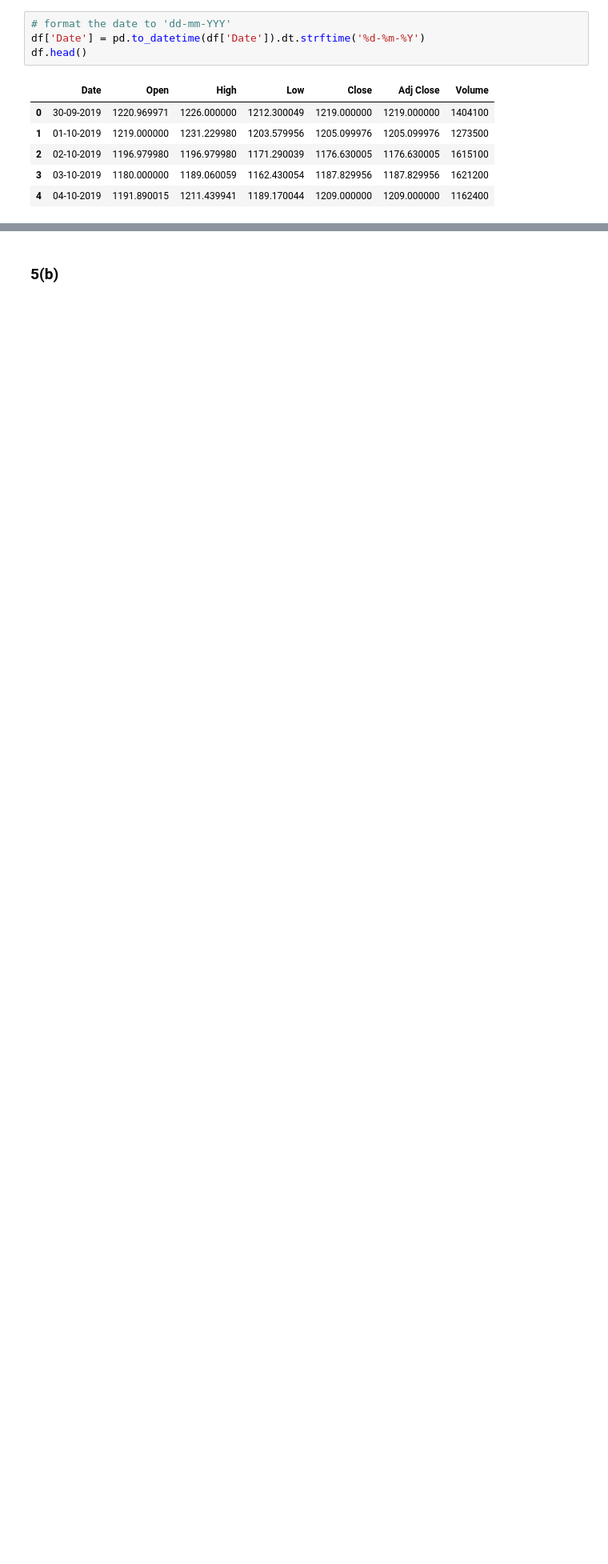
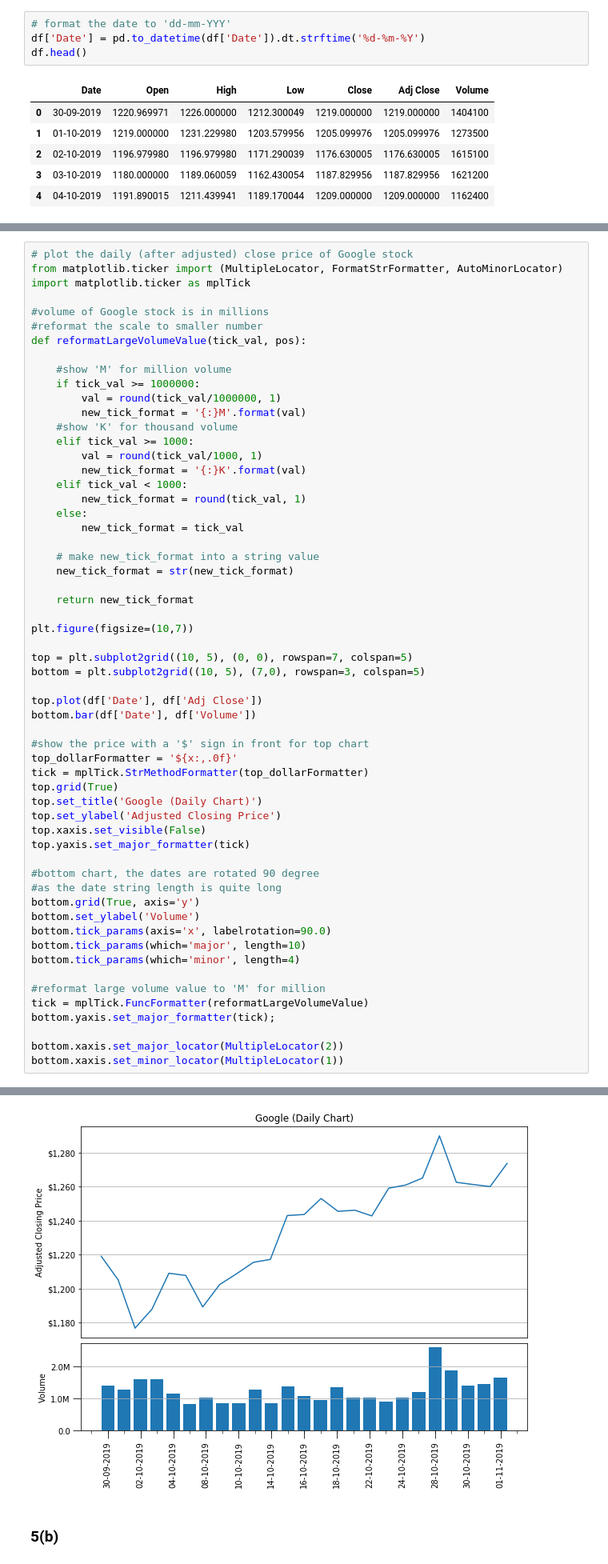
Before and after one commit to koayst/rp_python, a Jupyter notebook: TIPPAAI_P4DS_Koay_Seng_Tian.ipynb, the cells around one changed output, grey strips where cells are left out. Shown: that part at 80% size. Drawn from its saved outputs; the diff is of its cells as text; blank space fills up the shorter version.

Commit message:
Update Q5(a) to have a volume bar plot at the bottom of the line chart. Also volume is shows in million

```diff
--- a/TIPPAAI_P4DS_Koay_Seng_Tian.ipynb
+++ b/TIPPAAI_P4DS_Koay_Seng_Tian.ipynb
@@ -425,0 +385,59 @@ Text(0.5,1,'Google')
+# %%
+# plot the daily (after adjusted) close price of Google stock
+from matplotlib.ticker import (MultipleLocator, FormatStrFormatter, AutoMinorLocator)
+import matplotlib.ticker as mplTick
+
+#volume of Google stock is in millions
+#reformat the scale to smaller number
+def reformatLargeVolumeValue(tick_val, pos):
+
+    #show 'M' for million volume
+    if tick_val >= 1000000:
+        val = round(tick_val/1000000, 1)
+        new_tick_format = '{:}M'.format(val)
+    #show 'K' for thousand volume
+    elif tick_val >= 1000:
+        val = round(tick_val/1000, 1)
+        new_tick_format = '{:}K'.format(val)
+    elif tick_val < 1000:
+        new_tick_format = round(tick_val, 1)
+    else:
+        new_tick_format = tick_val
+
+    # make new_tick_format into a string value
+    new_tick_format = str(new_tick_format)
+
+    return new_tick_format
+
+plt.figure(figsize=(10,7))
+
+top = plt.subplot2grid((10, 5), (0, 0), rowspan=7, colspan=5)
+bottom = plt.subplot2grid((10, 5), (7,0), rowspan=3, colspan=5)
+
+top.plot(df['Date'], df['Adj Close'])
+bottom.bar(df['Date'], df['Volume'])
+
+#show the price with a '$' sign in front for top chart
+top_dollarFormatter = '${x:,.0f}'
+tick = mplTick.StrMethodFormatter(top_dollarFormatter)
+top.grid(True)
+top.set_title('Google (Daily Chart)')
+top.set_ylabel('Adjusted Closing Price')
+top.xaxis.set_visible(False)
+top.yaxis.set_major_formatter(tick)
+
+#bottom chart, the dates are rotated 90 degree
+#as the date string length is quite long
+bottom.grid(True, axis='y')
+bottom.set_ylabel('Volume')
+bottom.tick_params(axis='x', labelrotation=90.0)
+bottom.tick_params(which='major', length=10)
+bottom.tick_params(which='minor', length=4)
+
+#reformat large volume value to 'M' for million
+tick = mplTick.FuncFormatter(reformatLargeVolumeValue)
+bottom.yaxis.set_major_formatter(tick);
+
+bottom.xaxis.set_major_locator(MultipleLocator(2))
+bottom.xaxis.set_minor_locator(MultipleLocator(1))
+# %% [output]
@@ -426,3 +450,4 @@ Text(0.5,1,'Google')
+[figure, added]
 # %% [markdown]
 ### 5(b)
 # %%
```
Also changed, not shown: parts of 19 cells of this notebook.
